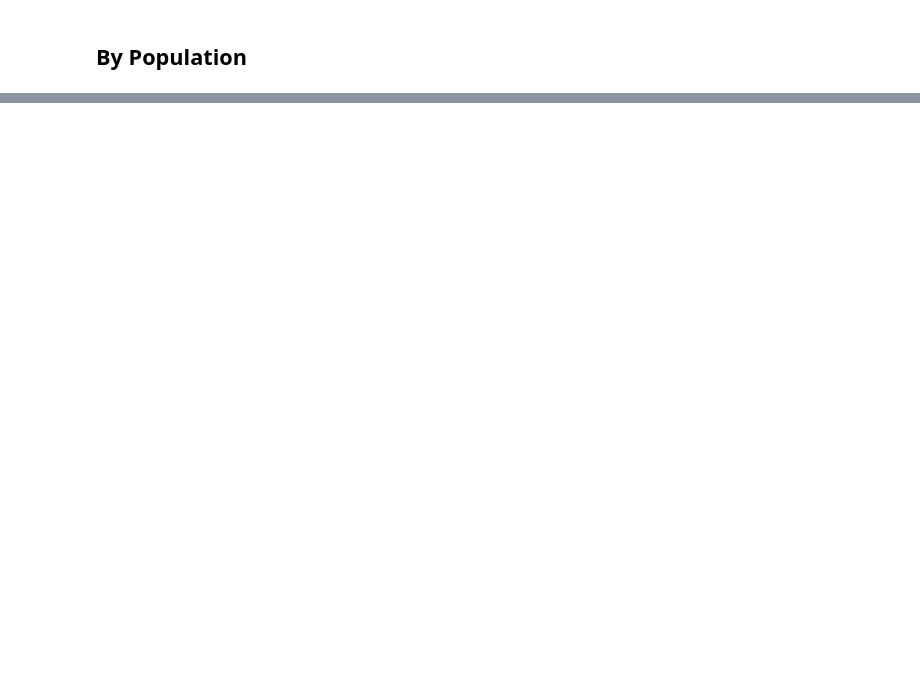
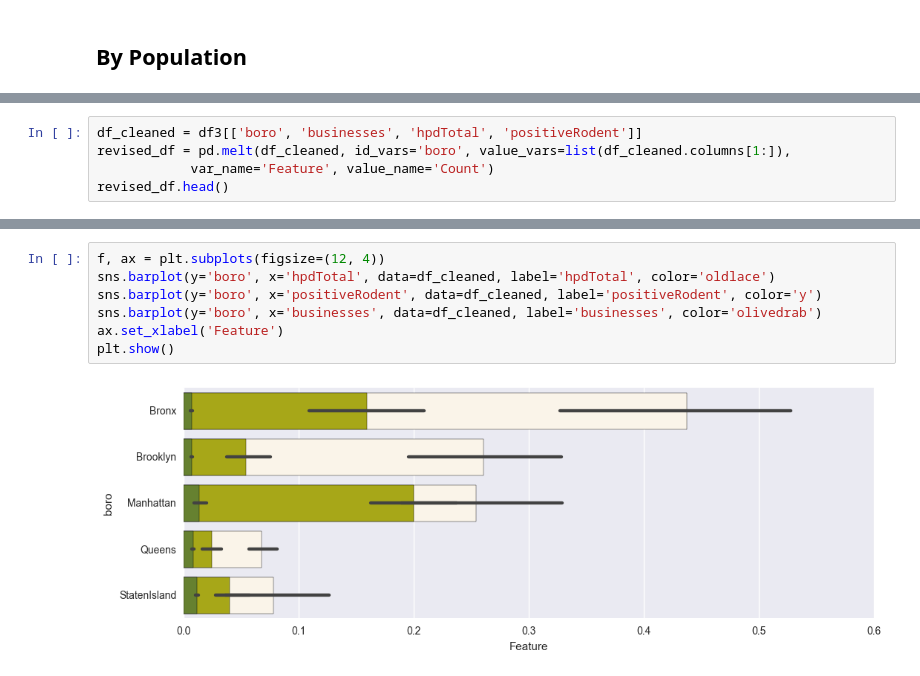
Before and after one commit to HoodPanther/crimeproject, a Jupyter notebook: ProjectAnalysis.ipynb, the cells around one changed output, grey strips where cells are left out. Saved outputs shown, nothing was run; the diff lists cells and outputs as text; blank space fills up the shorter version.

```diff
--- a/ProjectAnalysis.ipynb
+++ b/ProjectAnalysis.ipynb
@@ -97,0 +92,5 @@ df3.head()
+# %%
+df_cleaned = df3[['boro', 'businesses', 'hpdTotal', 'positiveRodent']]
+revised_df = pd.melt(df_cleaned, id_vars='boro', value_vars=list(df_cleaned.columns[1:]),
+            var_name='Feature', value_name='Count')
+revised_df.head()
@@ -97,0 +104,9 @@ df3.head()
+# %%
+f, ax = plt.subplots(figsize=(12, 4))
+sns.barplot(y='boro', x='hpdTotal', data=df_cleaned, label='hpdTotal', color='oldlace')
+sns.barplot(y='boro', x='positiveRodent', data=df_cleaned, label='positiveRodent', color='y')
+sns.barplot(y='boro', x='businesses', data=df_cleaned, label='businesses', color='olivedrab')
+ax.set_xlabel('Feature')
+plt.show()
+# %% [output]
+[figure, added]
```
Also changed, not shown: parts of 24 cells of this notebook.
